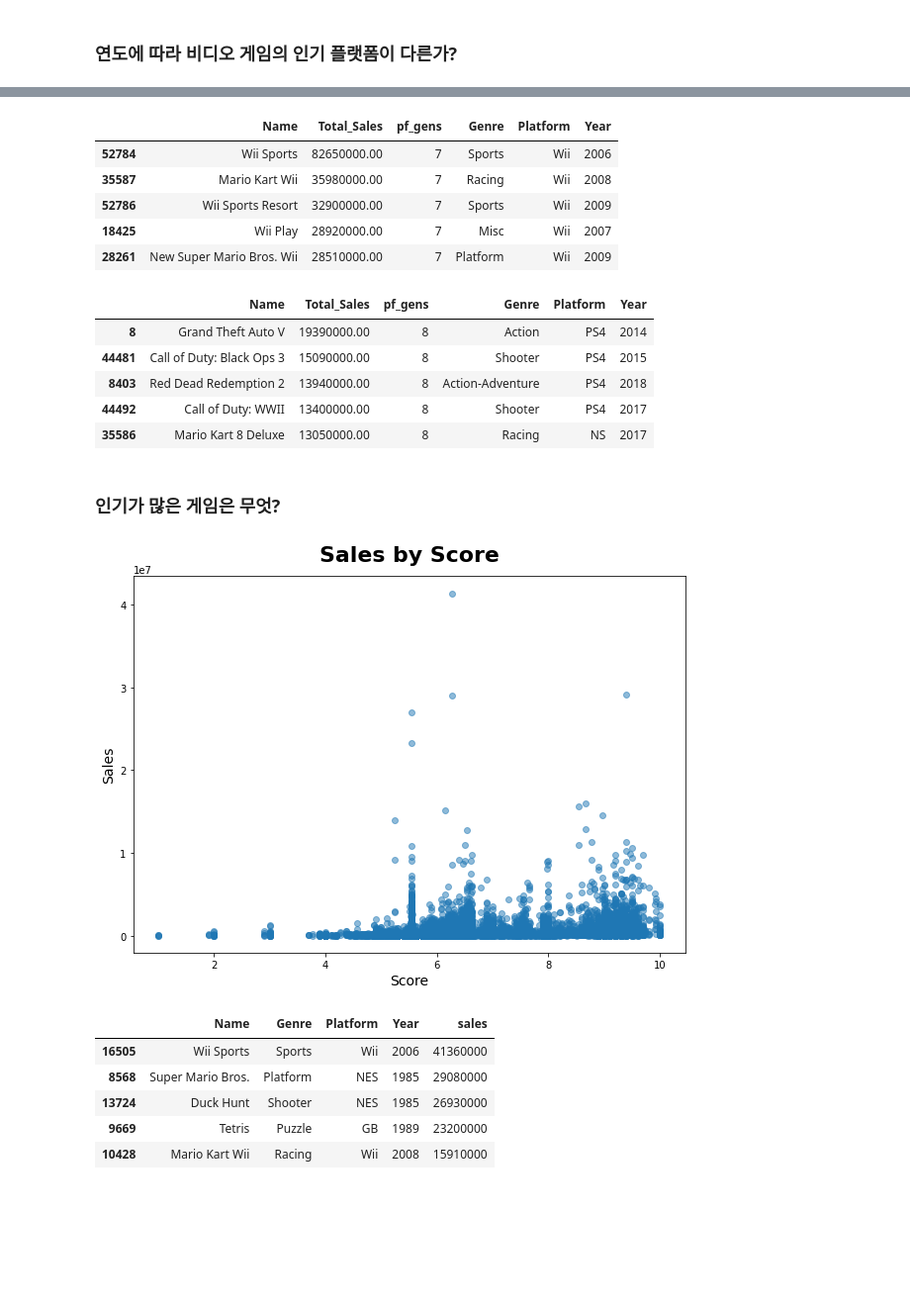
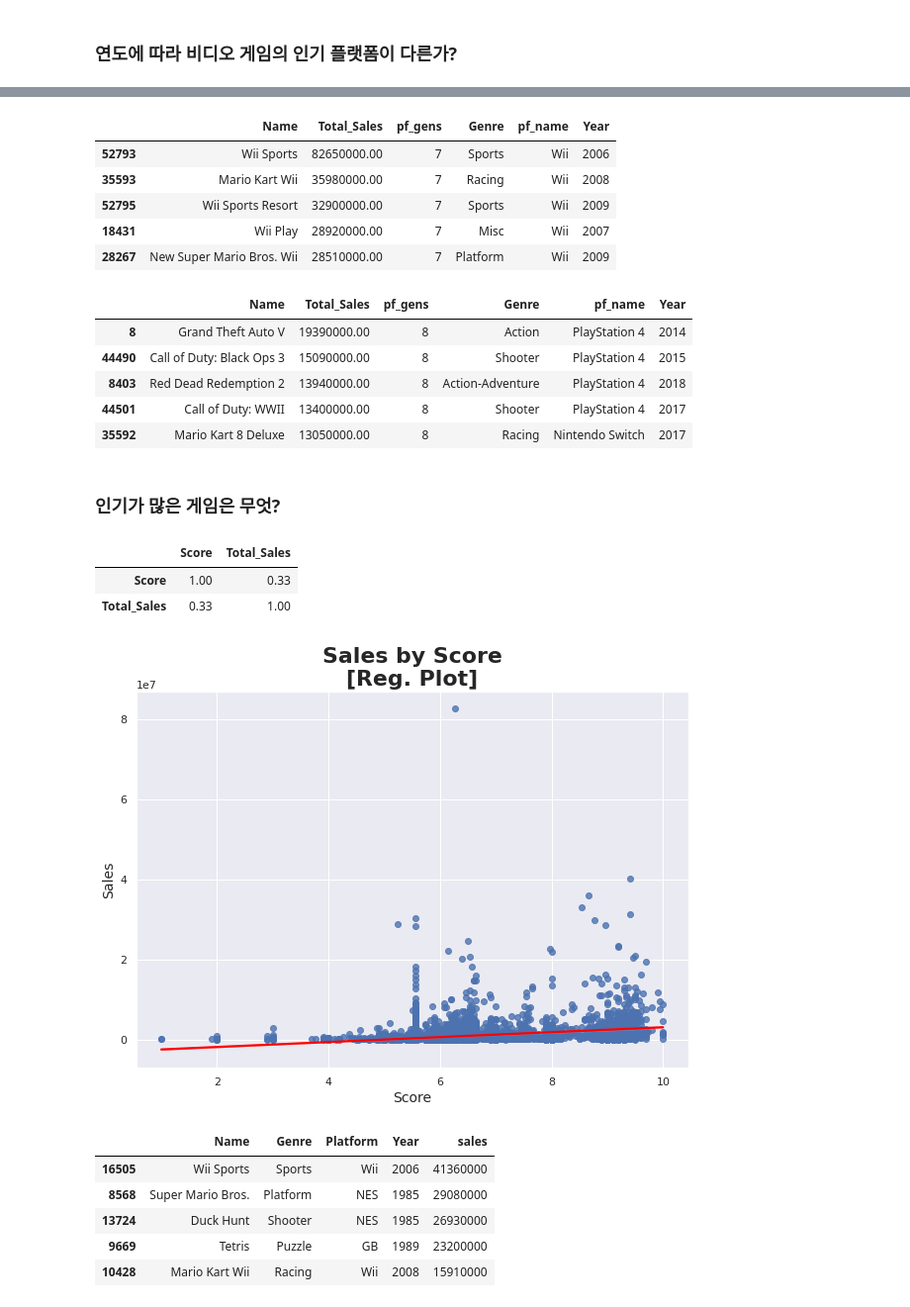
Before and after one commit to leeyeonjun85/AIB_Section_1_Project, a Jupyter notebook: Data_Analysis.ipynb, the cells around one changed output, grey strips where cells are left out. Shown at 99% size. Drawn from its saved outputs; the diff is of its cells as text; code cells hidden in the pictures; blank space fills up the shorter version.

```diff
--- a/Data_Analysis.ipynb
+++ b/Data_Analysis.ipynb
@@ -2115,54 +2331,63 @@ result
 # %%
 filt = df_total.pf_gens == 7
-result = df_total[filt].sort_values('Total_Sales', ascending=False).head()[['Name','Total_Sales','pf_gens','Genre','Platform','Year']]
+result = df_total[filt].sort_values('Total_Sales', ascending=False).head()[['Name','Total_Sales','pf_gens','Genre','pf_name','Year']]
 
 file_name = '03_7gen.xlsx'
 result.to_excel(results_path + file_name)
 
 result
 # %% [output]
-|  | Name | Total_Sales | pf_gens | Genre | Platform | Year |
-| 52784 | Wii Sports | 82650000.00 | 7 | Sports | Wii | 2006 |
-| 35587 | Mario Kart Wii | 35980000.00 | 7 | Racing | Wii | 2008 |
-| 52786 | Wii Sports Resort | 32900000.00 | 7 | Sports | Wii | 2009 |
-| 18425 | Wii Play | 28920000.00 | 7 | Misc | Wii | 2007 |
-| 28261 | New Super Mario Bros. Wii | 28510000.00 | 7 | Platform | Wii | 2009 |
+|  | Name | Total_Sales | pf_gens | Genre | pf_name | Year |
+| 52793 | Wii Sports | 82650000.00 | 7 | Sports | Wii | 2006 |
+| 35593 | Mario Kart Wii | 35980000.00 | 7 | Racing | Wii | 2008 |
+| 52795 | Wii Sports Resort | 32900000.00 | 7 | Sports | Wii | 2009 |
+| 18431 | Wii Play | 28920000.00 | 7 | Misc | Wii | 2007 |
+| 28267 | New Super Mario Bros. Wii | 28510000.00 | 7 | Platform | Wii | 2009 |
 # %%
 filt = df_total.pf_gens == 8
-result = df_total[filt].sort_values('Total_Sales', ascending=False).head()[['Name','Total_Sales','pf_gens','Genre','Platform','Year']]
+result = df_total[filt].sort_values('Total_Sales', ascending=False).head()[['Name','Total_Sales','pf_gens','Genre','pf_name','Year']]
 
 file_name = '03_8gen.xlsx'
 result.to_excel(results_path + file_name)
 
 result
 # %% [output]
-|  | Name | Total_Sales | pf_gens | Genre | Platform | Year |
-| 8 | Grand Theft Auto V | 19390000.00 | 8 | Action | PS4 | 2014 |
-| 44481 | Call of Duty: Black Ops 3 | 15090000.00 | 8 | Shooter | PS4 | 2015 |
-| 8403 | Red Dead Redemption 2 | 13940000.00 | 8 | Action-Adventure | PS4 | 2018 |
-| 44492 | Call of Duty: WWII | 13400000.00 | 8 | Shooter | PS4 | 2017 |
-| 35586 | Mario Kart 8 Deluxe | 13050000.00 | 8 | Racing | NS | 2017 |
+|  | Name | Total_Sales | pf_gens | Genre | pf_name | Year |
+| 8 | Grand Theft Auto V | 19390000.00 | 8 | Action | PlayStation 4 | 2014 |
+| 44490 | Call of Duty: Black Ops 3 | 15090000.00 | 8 | Shooter | PlayStation 4 | 2015 |
+| 8403 | Red Dead Redemption 2 | 13940000.00 | 8 | Action-Adventure | PlayStation 4 | 2018 |
+| 44501 | Call of Duty: WWII | 13400000.00 | 8 | Shooter | PlayStation 4 | 2017 |
+| 35592 | Mario Kart 8 Deluxe | 13050000.00 | 8 | Racing | Nintendo Switch | 2017 |
 # %% [markdown]
 ### 인기가 많은 게임은 무엇?
+# %%
+coff_df = df_total[['Score','Total_Sales']].corr()
+coff_df # 스코어와 판매량의 상관관계가 낮음
+# %% [output]
+|  | Score | Total_Sales |
+| Score | 1.00 | 0.33 |
+| Total_Sales | 0.33 | 1.00 |
 # %%
 ## 그래프 그리기
 fig, ax = plt.subplots(figsize=(10, 7))
 
-plt.scatter(df.Score, df.sales, alpha=0.5)
+sns.set_theme(color_codes=True)
+
+ax = sns.regplot(x="Score", y="Total_Sales", data=df_total,
+            scatter_kws={"color": "b"}, line_kws={"color": "red"})
 
 ## 그래프 설정
-plt.title('Sales by Score', fontsize=22, fontweight = 'bold', pad=15)
-
+plt.title('Sales by Score\n[Reg. Plot]', fontsize=22, fontweight = 'bold');
 
 plt.xlabel('Score', fontsize=14)
 plt.ylabel('Sales', fontsize=14)
 
 plt.show()
 
 file_name = '04_sales_score.png'
 fig.savefig(results_path + file_name, dpi=150, facecolor='#eeeeee')
 # %% [output]
-[figure, old version]
+[figure, new version]
 # %%
 result = df[NA].sort_values('sales', ascending=False).head()[['Name','Genre','Platform','Year','sales']]
 
```
Also changed, not shown: parts of 57 cells of this notebook, 54 other files.
